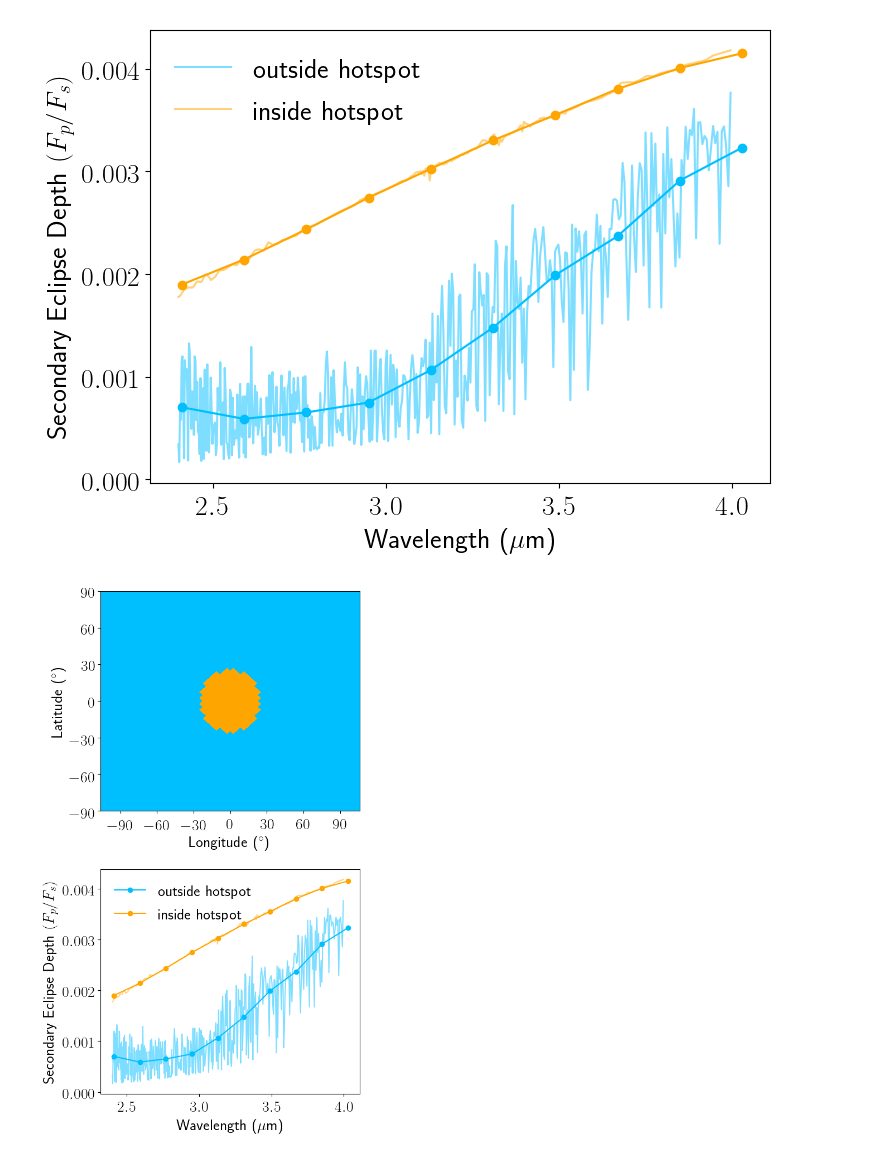
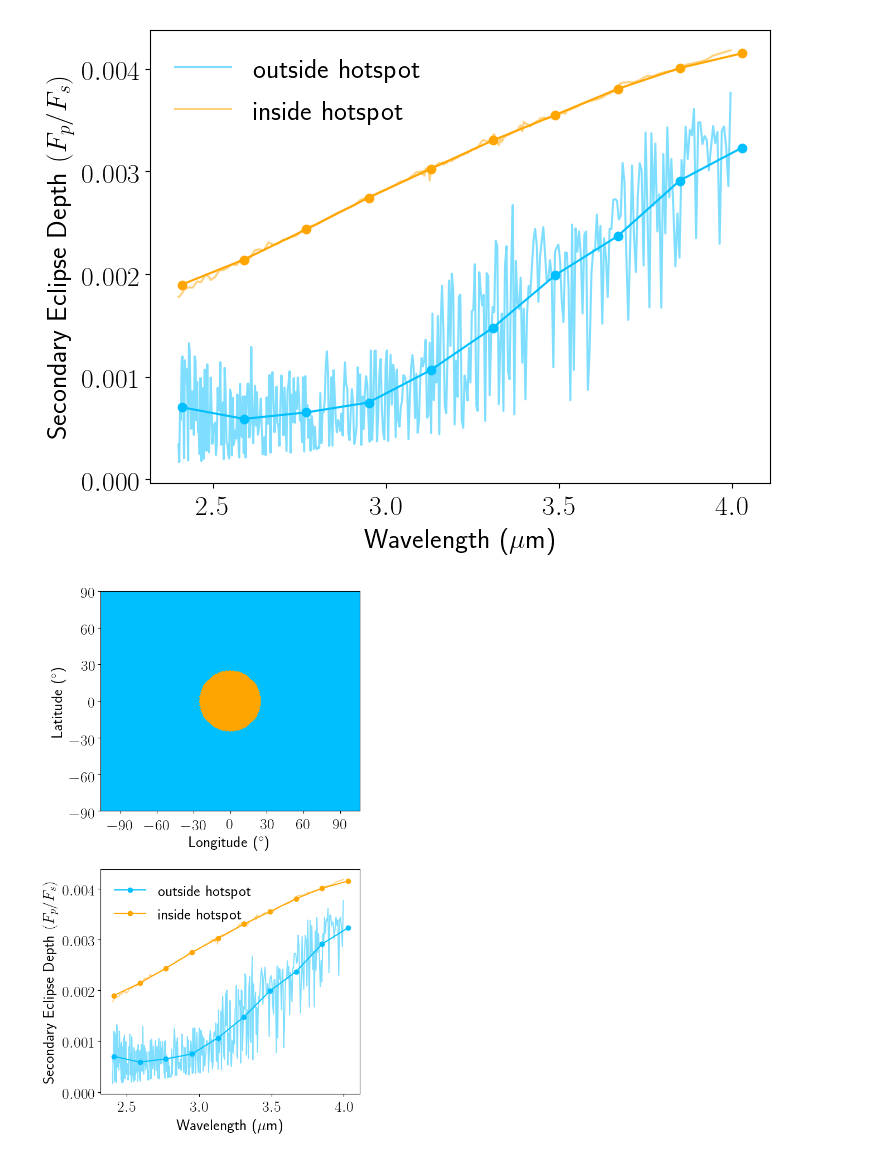
Before and after one commit to multidworlds/eigenspectra, a Jupyter notebook: make_figure_hot_spot_inputs.ipynb, the cells around one changed output. Drawn from its saved outputs; the diff is of its cells as text; code cells hidden in the pictures.

Commit message:
made original hot spot map input higher res; other minor changes

```diff
--- a/make_figure_hot_spot_inputs.ipynb
+++ b/make_figure_hot_spot_inputs.ipynb
@@ -39,7 +39,7 @@ filename='data/input_lightcurves/'+model_name+'.npz' #FINDME: for the mystery ma
 plot_utils.plot_setup()
 # %%
 # Get wavelength-dependent healpix map
-lamhr, spaxels = gen_lightcurves.prep_spectral_hotspot_map()
+lamhr, spaxels = gen_lightcurves.prep_spectral_hotspot_map(Nside=64)
 # %%
 #origData = np.load("data/maps/mystery_map{}.npz".format(testNum))
 lammin1 = 2.41; lammax1 = 3.98; dlam1 = 0.18
@@ -69,7 +69,7 @@ x = hp.cartview(spec2d[:,waveInd], title="", cbar=False, cmap=p.cm.prism, lonra=
 from eigensource.plot_utils import create_linear_colormap
 # %%
 # Generate the multi-wavelength eclipse lightcurves using starry
-time, lam, dlam, lcurves = gen_lightcurves.create_lightcurves_with_starry(lamhr, spaxels,
+time, lam, dlam, lcurves = gen_lightcurves.create_lightcurves_with_starry(lamhr, spaxels, save_output=True, save_tag="hotspot64",
                                                                           plot_lightcurves = True,
                                                                           plot_diagnostic = True,
                                                                           plot_points_on_map_spec=True)
@@ -112,11 +112,15 @@ fig, ax = p.subplots(figsize = (8,6))
 ax.set_xlabel("Wavelength ($\mu$m)")
 ax.set_ylabel("Secondary Eclipse Depth $(F_p / F_s)$")
 
-ax.plot(lamhr, spaxels[0,:], color = "deepskyblue", alpha = 0.5, label="outside hotspot")
-ax.plot(lamlo, spec2d[0,:], "-o", color = "deepskyblue")
+# Find the index of the spectrum inside and outside the hotspot (cheap hack for this map case)
+imin = np.argmin(np.sum(spaxels, axis=1))
+imax = np.argmax(np.sum(spaxels, axis=1))
 
-ax.plot(lamhr, spaxels[1500,:], color = "orange", alpha = 0.5, label="inside hotspot")
-ax.plot(lamlo, spec2d[1500,:], "-o", color = "orange")
+ax.plot(lamhr, spaxels[imin,:], color = "deepskyblue", alpha = 0.5, label="outside hotspot")
+ax.plot(lamlo, spec2d[imin,:], "-o", color = "deepskyblue")
+
+ax.plot(lamhr, spaxels[imax,:], color = "orange", alpha = 0.5, label="inside hotspot")
+ax.plot(lamlo, spec2d[imax,:], "-o", color = "orange")
 
 ax.legend(framealpha = 0.0)
 # %% [output]
@@ -125,23 +129,23 @@ ax.legend(framealpha = 0.0)
 # %%
 fig, ax = p.subplots(2,1, figsize = (6, 12), gridspec_kw={"hspace" : 0.25})
 
 ax[0].imshow(x, origin="lower", extent = data_extent, cmap=cm, aspect="equal")
 ax[0].set_ylabel("Latitude ($^{\circ}$)")
 ax[0].set_xlabel("Longitude ($^{\circ}$)")
 ax[0].set_xlim(full_extent[0], full_extent[1])
 ax[0].set_ylim(full_extent[2], full_extent[3])
 ax[0].set_yticks([-90, -60, -30, 0, 30, 60, 90])
 ax[0].set_xticks([-90, -60, -30, 0, 30, 60, 90])
 
 ax[1].set_xlabel("Wavelength ($\mu$m)")
 ax[1].set_ylabel("Secondary Eclipse Depth $(F_p / F_s)$")
-ax[1].plot(lamhr, spaxels[0,:], color = "deepskyblue", alpha = 0.5)
-ax[1].plot(lamlo, spec2d[0,:], "-o", color = "deepskyblue", label="outside hotspot")
-ax[1].plot(lamhr, spaxels[1500,:], color = "orange", alpha = 0.5)
-ax[1].plot(lamlo, spec2d[1500,:], "-o", color = "orange", label="inside hotspot")
+ax[1].plot(lamhr, spaxels[imin,:], color = "deepskyblue", alpha = 0.5)
+ax[1].plot(lamlo, spec2d[imin,:], "-o", color = "deepskyblue", label="outside hotspot")
+ax[1].plot(lamhr, spaxels[imax,:], color = "orange", alpha = 0.5)
+ax[1].plot(lamlo, spec2d[imax,:], "-o", color = "orange", label="inside hotspot")
 ax[1].legend(framealpha = 0.0)
 
 #fig.tight_layout()
-fig.savefig("plots/paper_figures/hotspot_inputs.png", bbox_inches = "tight")
+fig.savefig("plots/paper_figures/hotspot_inputs64.png", bbox_inches = "tight")
 # %% [output]
-[figure, old version]
+[figure, new version]
```
Also changed, not shown: parts of 3 cells of this notebook, 3 other files.
